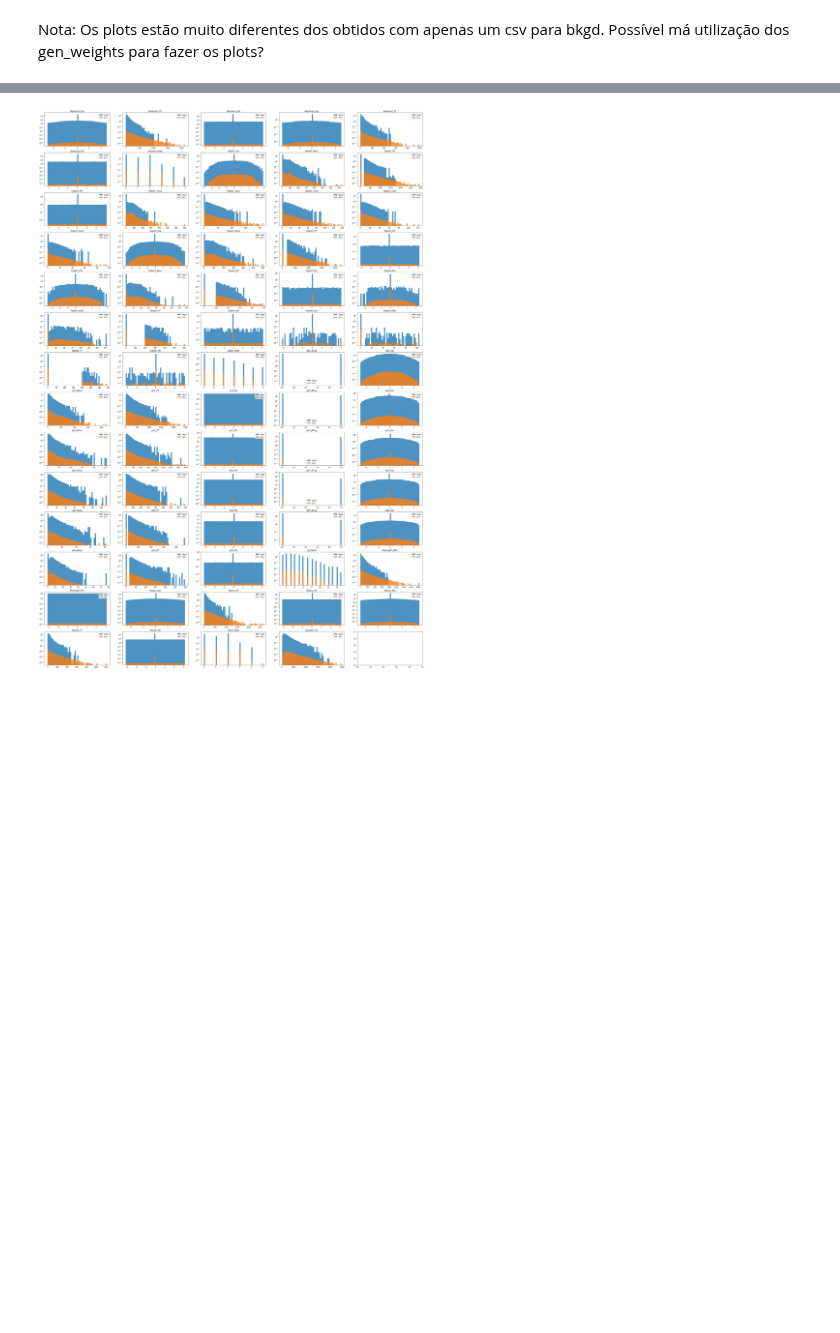
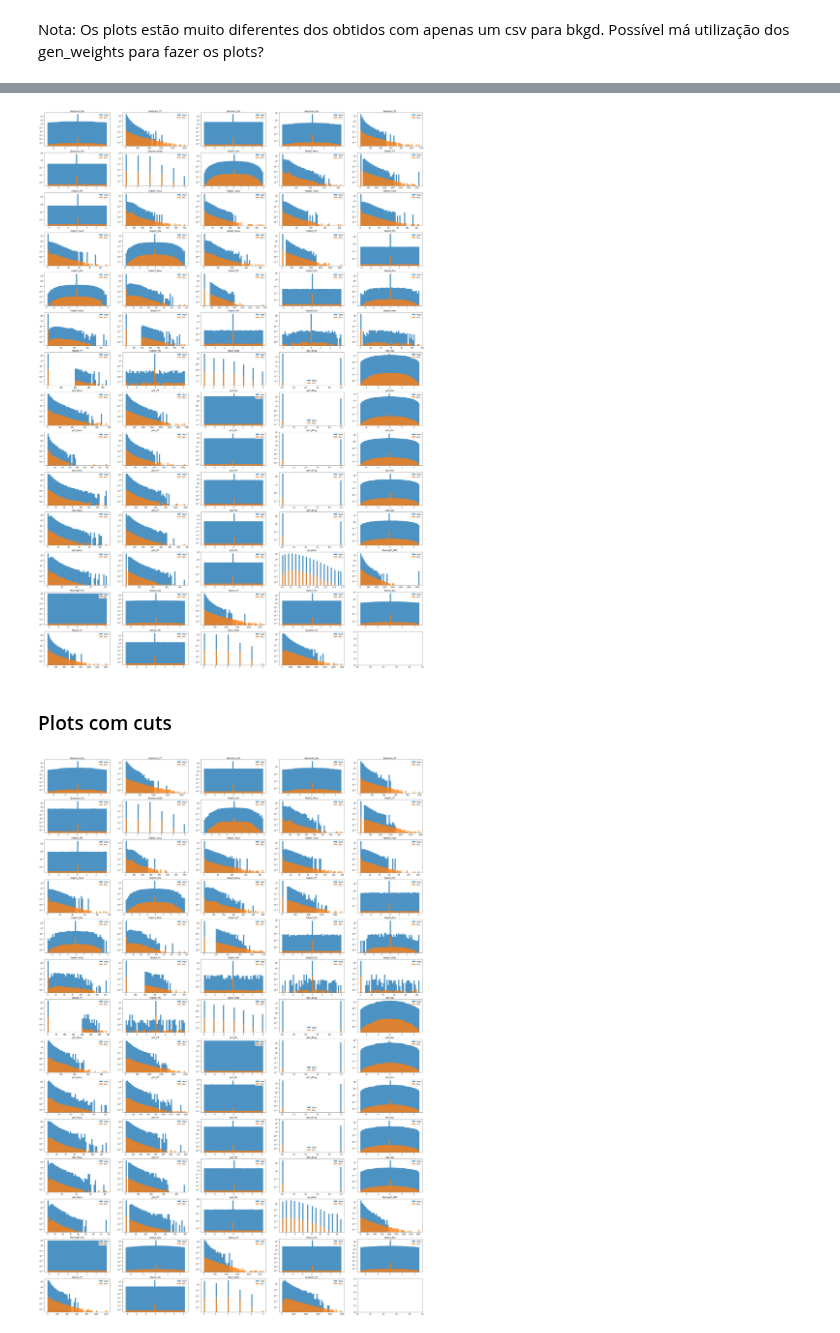
Before and after one commit to GilbertoCunha/LHC-VLQ-Classifier, a Jupyter notebook: Bkgd-Signal-Classifier/DataVisualization.ipynb, the cells around one changed output, grey strips where cells are left out. Cells and saved outputs as stored; diff of their text form; code cells hidden in the pictures; blank space fills up the shorter version.

Commit message:
add uncut plots

```diff
--- a/Bkgd-Signal-Classifier/DataVisualization.ipynb
+++ b/Bkgd-Signal-Classifier/DataVisualization.ipynb
@@ -147,0 +152,8 @@ Nota: Os plots estão muito diferentes dos obtidos com apenas um csv para bkgd.
+# %%
+# Variáveis de controlo da criação do dataframe de background
+data_path = "Data/dileptonic/"
+del_cols = ["MissingET_Eta", "gen_decay1", "gen_decay2", "gen_sample", "gen_filter", "gen_decay_filter"]
+# %%
+# Criar dataframe de background
+bkgd_data = merge_files(data_path, "csv", del_cols, cut=False)
+bkgd_data
@@ -148,3 +174,36 @@ Nota: Os plots estão muito diferentes dos obtidos com apenas um csv para bkgd.
+# %%
+# Criar dataframe de sinal
+data_path = "Data/FCNC/"
+fcnc_data = merge_files(data_path, "h5", del_cols, cut=False)
+# %%
+# Variáveis de ajuste dos plots
+num_cols, bins = 5, 50
+
+# Criar os plots
+num_rows = int(np.ceil((len(list(fcnc_data.columns)) - 1) / num_cols))
+fig, axs = plt.subplots(num_rows, num_cols, figsize=(40, 60))
+
+# Iterar e plotar cada coluna de dados
+for i, column in enumerate(fcnc_data.columns):
+    if fcnc_data.columns[i] != "gen_weights":
+        # Definir a range do histograma
+        hist_min = min(fcnc_data[column].min(), bkgd_data[column].min())
+        hist_max = max(fcnc_data[column].max(), bkgd_data[column].max())
+        hist_range = (hist_min, hist_max)
+
+        # Dar plot aos dados
+        row, col = int(i/num_cols), i%num_cols
+        axs[row, col].set_title(fcnc_data.columns[i])
+        axs[row, col].hist(bkgd_data[column], bins=50, label="bkgd", alpha=0.8, weights=bkgd_data["gen_weights"], range=hist_range)
+        axs[row, col].hist(fcnc_data[column], bins=50, label="fcnc", alpha=0.8, weights=fcnc_data["gen_weights"], range=hist_range)
+        axs[row, col].set_yscale("log")
+        axs[row, col].legend()
+
+plt.show()
+# %% [output]
+[figure, added]
+# %% [markdown]
+### Plots com cuts
 # %%
 # Importar dados pré-processados
 bkgd_data = pd.read_hdf("Data/Processed_Data.h5", key="bkgd")
```
Also changed, not shown: parts of 3 cells of this notebook.
